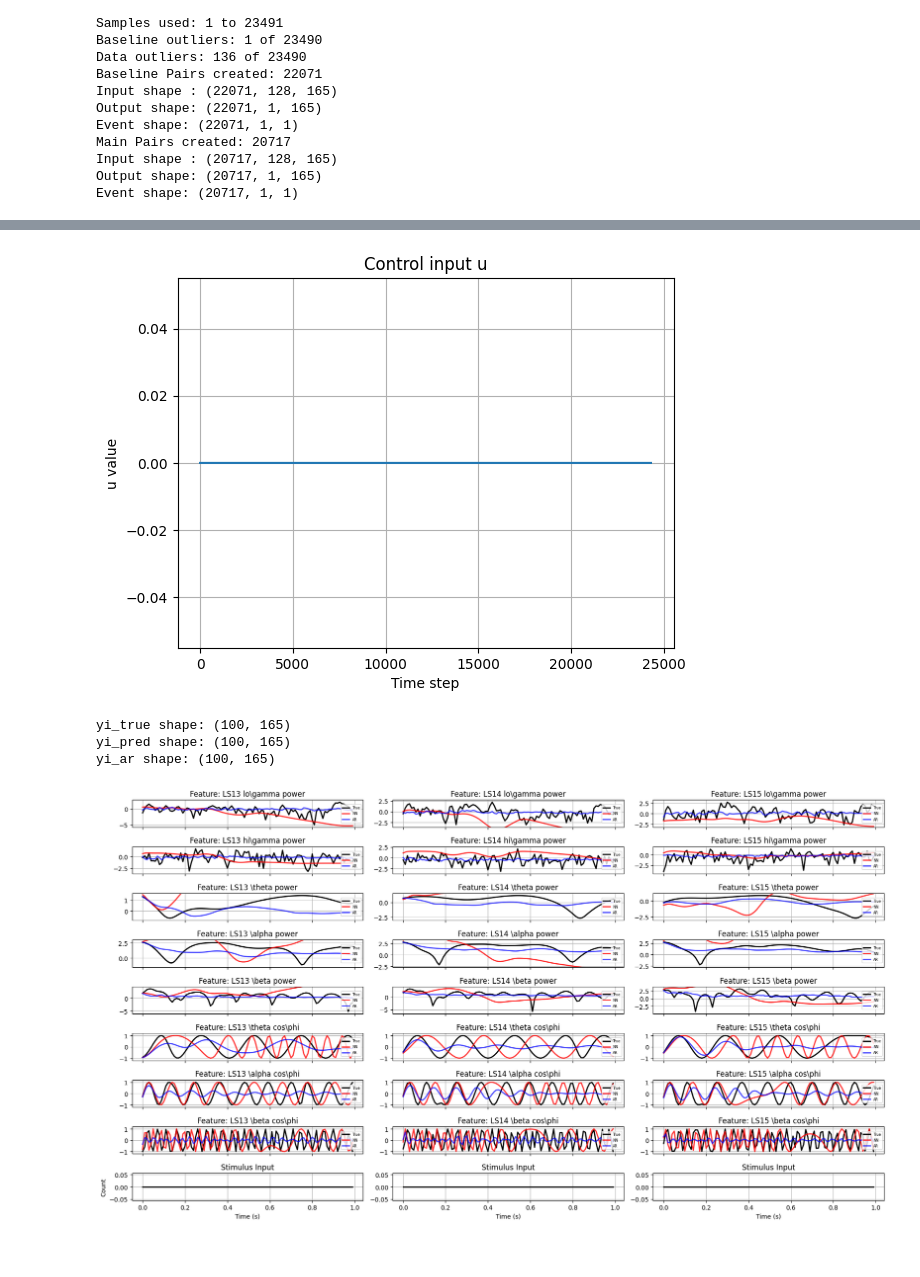
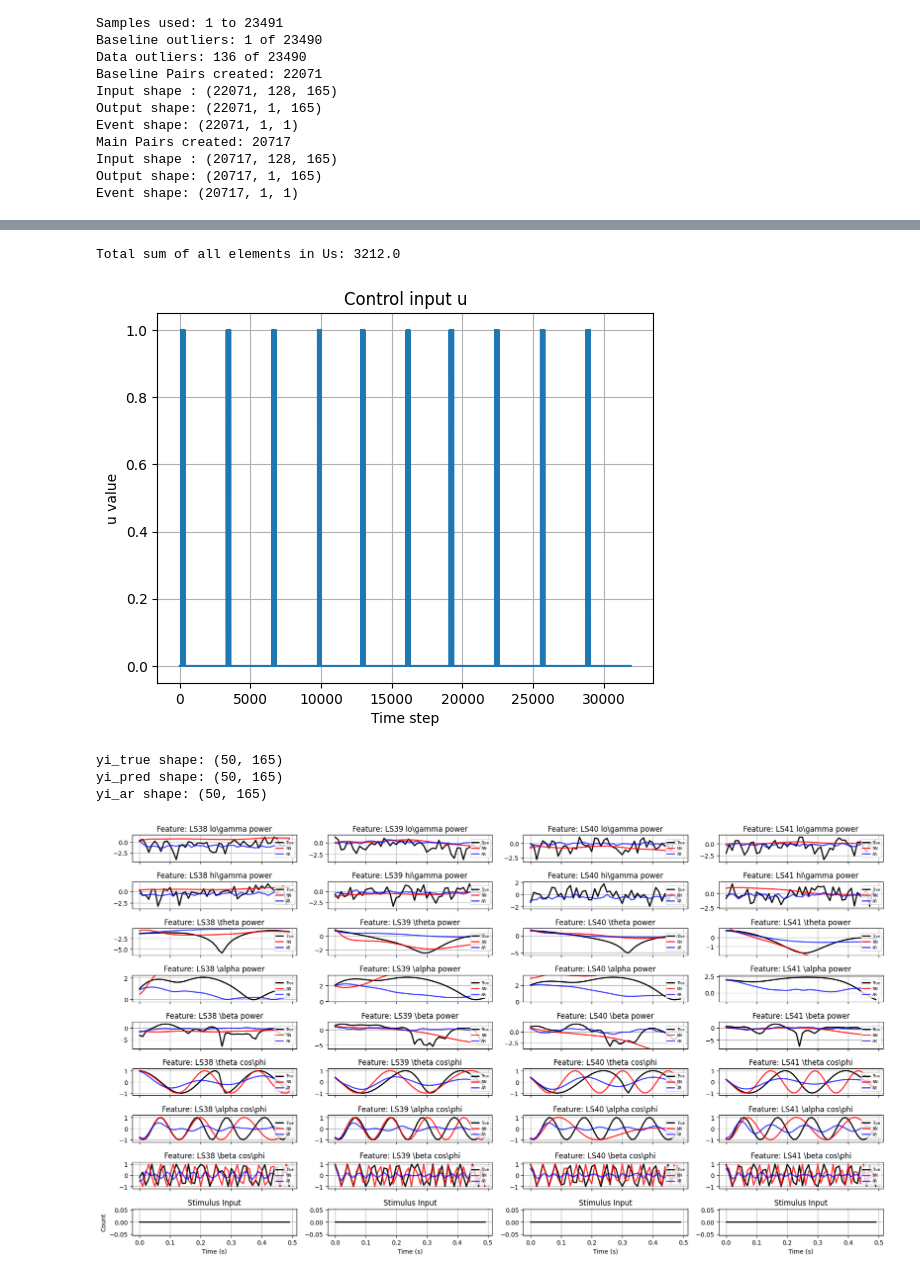
Before and after one commit to targinteanu/NeuralSystemID, a Jupyter notebook: transformer_network_simvis.ipynb, the cells around one changed output, grey strips where cells are left out. Saved outputs shown, nothing was run; the diff lists cells and outputs as text; code cells hidden in the pictures.

```diff
--- a/transformer_network_simvis.ipynb
+++ b/transformer_network_simvis.ipynb
@@ -9,7 +9,7 @@ from csv2numpy import prepTimeSeqData
 # %%
 
 # set params -------------------------------------------------------------------------------------
-hzn = 1 # EVALUATION sample time, s
+hzn = 0.5 # EVALUATION sample time, s
 groupsize=15
 numgroups=5
 numgroupsunpaired=2
@@ -103,4 +103,5 @@ Event shape: (24301, 100, 1)
 # %%
+print(f"Total sum of all elements in Us: {torch.sum(Us).item()}")
 uj = Us[:,0,-1]
 # plot uj
 plt.figure()
@@ -111,7 +112,8 @@ plt.ylabel("u value")
 plt.grid()
 plt.show()
 # %% [output]
+Total sum of all elements in Us: 3212.0
-[figure, old version]
+[figure, new version]
 # %%
 
 # define mdl struct ====================================================================
@@ -128,7 +130,7 @@ else:
 # %%
 # example simulation
 
-i = 3000 # batch
+i = 0 # batch
 xi = Xs[i:i+1,:,:].to(device)
 ui = Us[i:i+1,:,:].to(device)
 yi_true = Ys[i,:,:].to(device).numpy()
@@ -156,13 +158,13 @@ print("yi_true shape:", yi_true.shape)
 print("yi_pred shape:", yi_pred.shape)
 print("yi_ar shape:", yi_ar.shape)
 # %% [output]
-yi_true shape: (100, 165)
-yi_pred shape: (100, 165)
-yi_ar shape: (100, 165)
+yi_true shape: (50, 165)
+yi_pred shape: (50, 165)
+yi_ar shape: (50, 165)
 # %%
 # choose features to display
 maxNdisp = 8 # i.e. num_rows
-chdisp = [0, 1, 2] # index of which channel(s) to display
+chdisp = [7, 8, 9, 10] # index of which channel(s) to display
 num_cols = len(chdisp)
 t = np.arange(yi_true.shape[0]) * dt_target
 
@@ -183,34 +185,34 @@ for col in range(num_cols):
         # feature plots
         idx = example_indices[row]
         ax = axes[row, col]
         ax.plot(t, yi_true[:, idx], label="True", linewidth=2, color='black')
         ax.plot(t, yi_pred[:, idx], label="NN", linewidth=2, alpha=0.8, color='red')
         ax.plot(t, yi_ar[:, idx], label="AR", linewidth=2, alpha=0.7, color='blue')
         ymin = yi_true[:, idx].min()
         ymax = yi_true[:, idx].max()
         yrange = ymax - ymin
         ymin -= yrange * 0.1
         ymax += yrange * 0.1
         ax.set_ylim(ymin, ymax)
         #if col == 0:
             #ax.set_ylabel("Value")
         ax.set_title(f"Feature: {feature_names[idx]}")
         ax.legend(fontsize='xx-small', loc='right')
         ax.grid(axis='both')
 
     # plot stim input
     stim_ax = axes[-1, col]
     stim_ax.plot(t, ui[:,-1], linewidth=2, color='black')
     stim_ax.set_title("Stimulus Input")
     if col == 0:
         stim_ax.set_ylabel("Count")
     stim_ax.grid(axis='both')
     stim_ax.set_xlabel("Time (s)")  # Set x-label only on the last subplot
 
 plt.tight_layout()
 plt.show()
 # %% [output]
-[figure, old version]
+[figure, new version]
 # %%
 # recover filtered signal from processed features
 def unprocess(Y, featcorrection):
```
Also changed, not shown: parts of 2 cells of this notebook.
